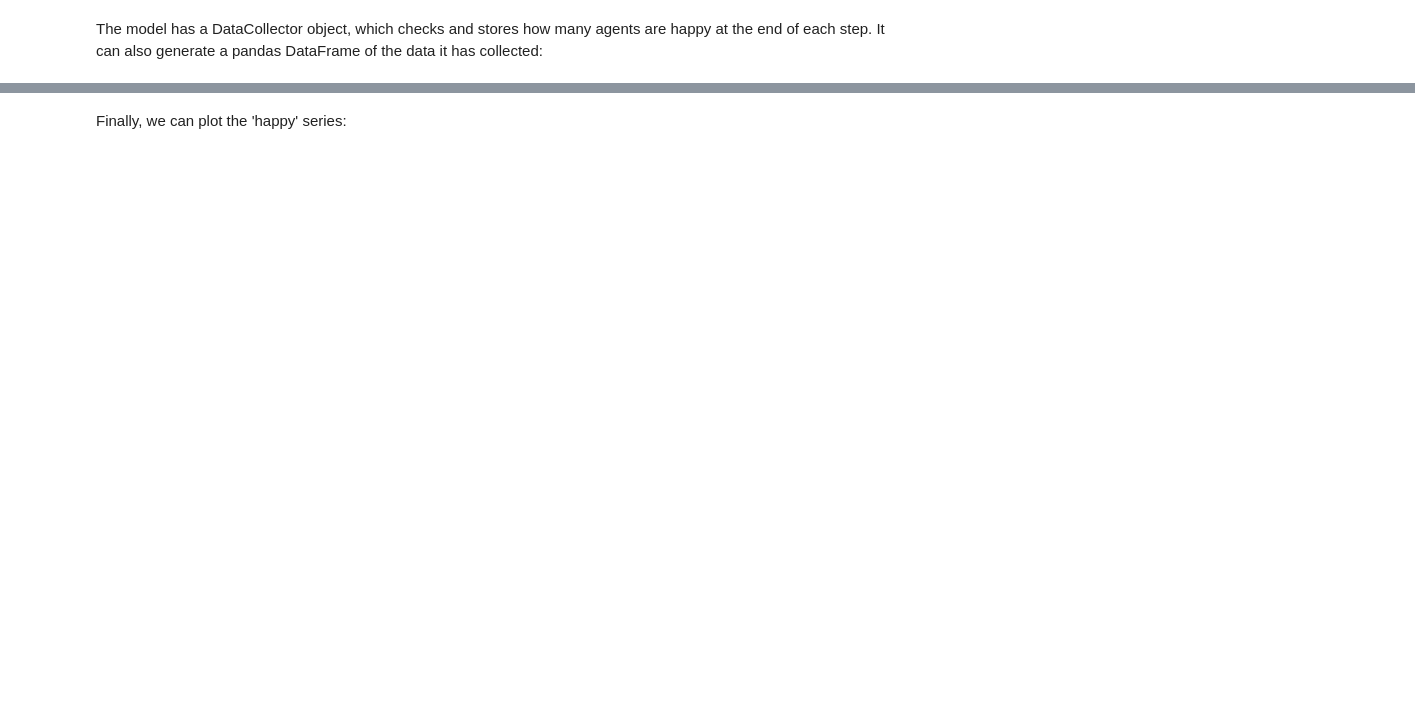
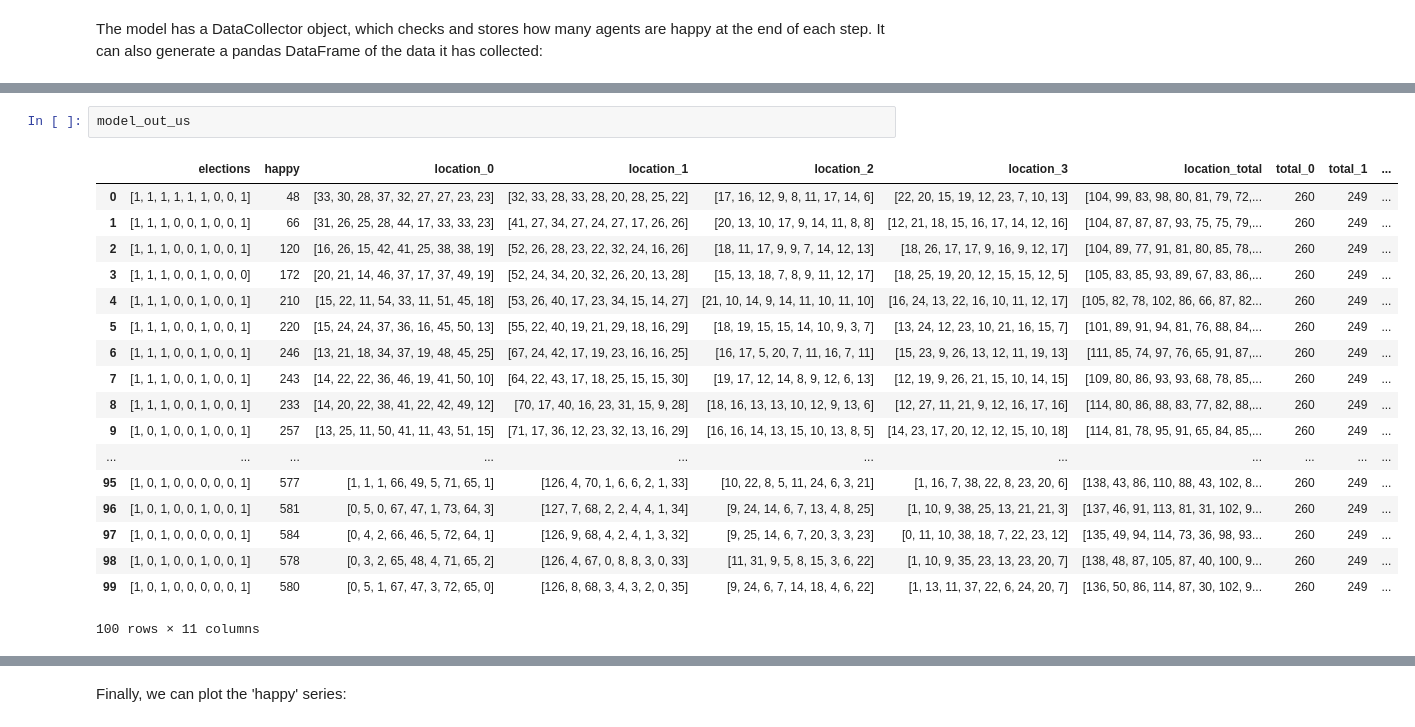
Before and after one commit to axpur/AxelHSG, a Jupyter notebook: notes.ipynb, the cells around one changed output, grey strips where cells are left out. Saved outputs shown, nothing was run; the diff lists cells and outputs as text; blank space fills up the shorter version.

```diff
--- a/notes.ipynb
+++ b/notes.ipynb
@@ -87,0 +113,21 @@ model_out
+# %%
+model_out_us
+# %% [output]
+|  | elections | happy | location_0 | location_1 | location_2 | location_3 | location_total | total_0 | total_1 | ... |
+| 0 | [1, 1, 1, 1, 1, 1, 0, 0, 1] | 48 | [33, 30, 28, 37, 32, 27, 27, 23, 23] | [32, 33, 28, 33, 28, 20, 28, 25, 22] | [17, 16, 12, 9, 8, 11, 17, 14, 6] | [22, 20, 15, 19, 12, 23, 7, 10, 13] | [104, 99, 83, 98, 80, 81, 79, 72,... | 260 | 249 | ... |
+| 1 | [1, 1, 1, 0, 0, 1, 0, 0, 1] | 66 | [31, 26, 25, 28, 44, 17, 33, 33, 23] | [41, 27, 34, 27, 24, 27, 17, 26, 26] | [20, 13, 10, 17, 9, 14, 11, 8, 8] | [12, 21, 18, 15, 16, 17, 14, 12, 16] | [104, 87, 87, 87, 93, 75, 75, 79,... | 260 | 249 | ... |
+| 2 | [1, 1, 1, 0, 0, 1, 0, 0, 1] | 120 | [16, 26, 15, 42, 41, 25, 38, 38, 19] | [52, 26, 28, 23, 22, 32, 24, 16, 26] | [18, 11, 17, 9, 9, 7, 14, 12, 13] | [18, 26, 17, 17, 9, 16, 9, 12, 17] | [104, 89, 77, 91, 81, 80, 85, 78,... | 260 | 249 | ... |
+| 3 | [1, 1, 1, 0, 0, 1, 0, 0, 0] | 172 | [20, 21, 14, 46, 37, 17, 37, 49, 19] | [52, 24, 34, 20, 32, 26, 20, 13, 28] | [15, 13, 18, 7, 8, 9, 11, 12, 17] | [18, 25, 19, 20, 12, 15, 15, 12, 5] | [105, 83, 85, 93, 89, 67, 83, 86,... | 260 | 249 | ... |
+| 4 | [1, 1, 1, 0, 0, 1, 0, 0, 1] | 210 | [15, 22, 11, 54, 33, 11, 51, 45, 18] | [53, 26, 40, 17, 23, 34, 15, 14, 27] | [21, 10, 14, 9, 14, 11, 10, 11, 10] | [16, 24, 13, 22, 16, 10, 11, 12, 17] | [105, 82, 78, 102, 86, 66, 87, 82... | 260 | 249 | ... |
+| 5 | [1, 1, 1, 0, 0, 1, 0, 0, 1] | 220 | [15, 24, 24, 37, 36, 16, 45, 50, 13] | [55, 22, 40, 19, 21, 29, 18, 16, 29] | [18, 19, 15, 15, 14, 10, 9, 3, 7] | [13, 24, 12, 23, 10, 21, 16, 15, 7] | [101, 89, 91, 94, 81, 76, 88, 84,... | 260 | 249 | ... |
+| 6 | [1, 1, 1, 0, 0, 1, 0, 0, 1] | 246 | [13, 21, 18, 34, 37, 19, 48, 45, 25] | [67, 24, 42, 17, 19, 23, 16, 16, 25] | [16, 17, 5, 20, 7, 11, 16, 7, 11] | [15, 23, 9, 26, 13, 12, 11, 19, 13] | [111, 85, 74, 97, 76, 65, 91, 87,... | 260 | 249 | ... |
+| 7 | [1, 1, 1, 0, 0, 1, 0, 0, 1] | 243 | [14, 22, 22, 36, 46, 19, 41, 50, 10] | [64, 22, 43, 17, 18, 25, 15, 15, 30] | [19, 17, 12, 14, 8, 9, 12, 6, 13] | [12, 19, 9, 26, 21, 15, 10, 14, 15] | [109, 80, 86, 93, 93, 68, 78, 85,... | 260 | 249 | ... |
+| 8 | [1, 1, 1, 0, 0, 1, 0, 0, 1] | 233 | [14, 20, 22, 38, 41, 22, 42, 49, 12] | [70, 17, 40, 16, 23, 31, 15, 9, 28] | [18, 16, 13, 13, 10, 12, 9, 13, 6] | [12, 27, 11, 21, 9, 12, 16, 17, 16] | [114, 80, 86, 88, 83, 77, 82, 88,... | 260 | 249 | ... |
+| 9 | [1, 0, 1, 0, 0, 1, 0, 0, 1] | 257 | [13, 25, 11, 50, 41, 11, 43, 51, 15] | [71, 17, 36, 12, 23, 32, 13, 16, 29] | [16, 16, 14, 13, 15, 10, 13, 8, 5] | [14, 23, 17, 20, 12, 12, 15, 10, 18] | [114, 81, 78, 95, 91, 65, 84, 85,... | 260 | 249 | ... |
+| ... | ... | ... | ... | ... | ... | ... | ... | ... | ... | ... |
+| 95 | [1, 0, 1, 0, 0, 0, 0, 0, 1] | 577 | [1, 1, 1, 66, 49, 5, 71, 65, 1] | [126, 4, 70, 1, 6, 6, 2, 1, 33] | [10, 22, 8, 5, 11, 24, 6, 3, 21] | [1, 16, 7, 38, 22, 8, 23, 20, 6] | [138, 43, 86, 110, 88, 43, 102, 8... | 260 | 249 | ... |
+| 96 | [1, 0, 1, 0, 0, 1, 0, 0, 1] | 581 | [0, 5, 0, 67, 47, 1, 73, 64, 3] | [127, 7, 68, 2, 2, 4, 4, 1, 34] | [9, 24, 14, 6, 7, 13, 4, 8, 25] | [1, 10, 9, 38, 25, 13, 21, 21, 3] | [137, 46, 91, 113, 81, 31, 102, 9... | 260 | 249 | ... |
+| 97 | [1, 0, 1, 0, 0, 0, 0, 0, 1] | 584 | [0, 4, 2, 66, 46, 5, 72, 64, 1] | [126, 9, 68, 4, 2, 4, 1, 3, 32] | [9, 25, 14, 6, 7, 20, 3, 3, 23] | [0, 11, 10, 38, 18, 7, 22, 23, 12] | [135, 49, 94, 114, 73, 36, 98, 93... | 260 | 249 | ... |
+| 98 | [1, 0, 1, 0, 0, 1, 0, 0, 1] | 578 | [0, 3, 2, 65, 48, 4, 71, 65, 2] | [126, 4, 67, 0, 8, 8, 3, 0, 33] | [11, 31, 9, 5, 8, 15, 3, 6, 22] | [1, 10, 9, 35, 23, 13, 23, 20, 7] | [138, 48, 87, 105, 87, 40, 100, 9... | 260 | 249 | ... |
+| 99 | [1, 0, 1, 0, 0, 0, 0, 0, 1] | 580 | [0, 5, 1, 67, 47, 3, 72, 65, 0] | [126, 8, 68, 3, 4, 3, 2, 0, 35] | [9, 24, 6, 7, 14, 18, 4, 6, 22] | [1, 13, 11, 37, 22, 6, 24, 20, 7] | [136, 50, 86, 114, 87, 30, 102, 9... | 260 | 249 | ... |
+100 rows × 11 columns
```
Also changed, not shown: parts of 12 cells of this notebook, 5 other files.
